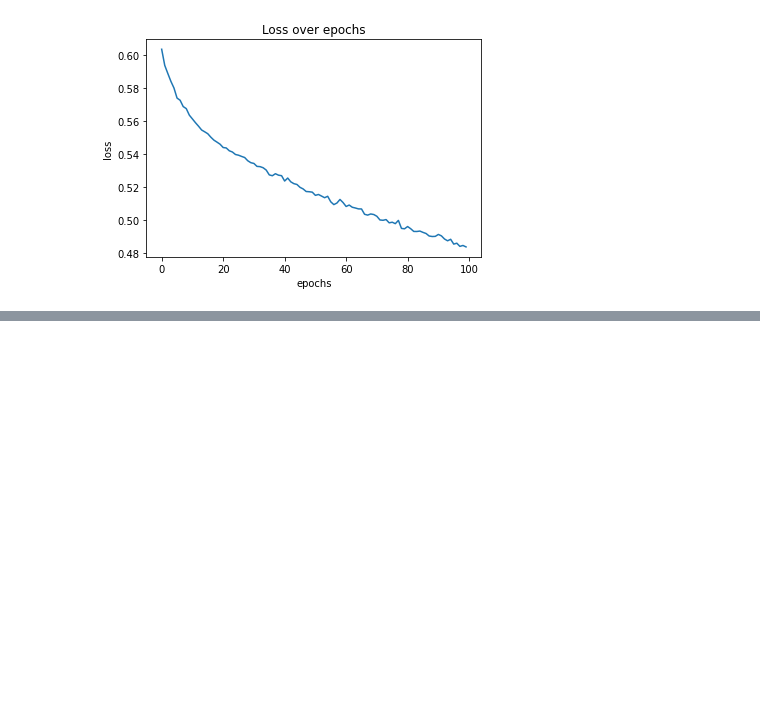
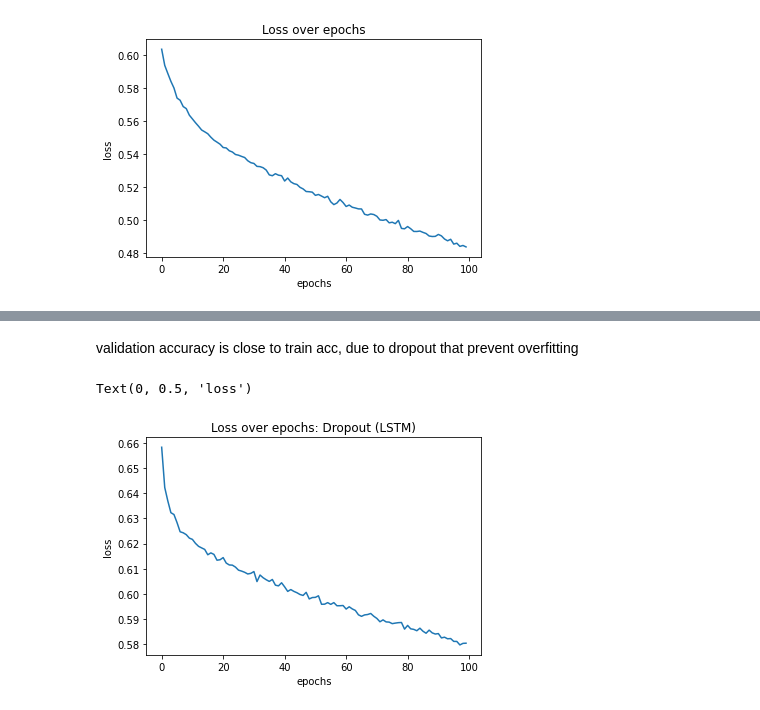
Before and after one commit to yonbrand/Gait-Recognition, a Jupyter notebook: gait_identification.ipynb, the cells around one changed output, grey strips where cells are left out. Cells and saved outputs as stored; diff of their text form; code cells hidden in the pictures; blank space fills up the shorter version.

```diff
--- a/gait_identification.ipynb
+++ b/gait_identification.ipynb
@@ -484,0 +679,10 @@ Text(0, 0.5, 'loss')
+# %% [markdown]
+validation accuracy is close to train acc, due to dropout that prevent overfitting
+# %%
+plt.plot(all_train_loss)
+plt.title('Loss over epochs: Dropout (LSTM)')
+plt.xlabel('epochs')
+plt.ylabel('loss')
+# %% [output]
+Text(0, 0.5, 'loss')
+[figure, added]
```
Also changed, not shown: parts of 13 cells of this notebook.
